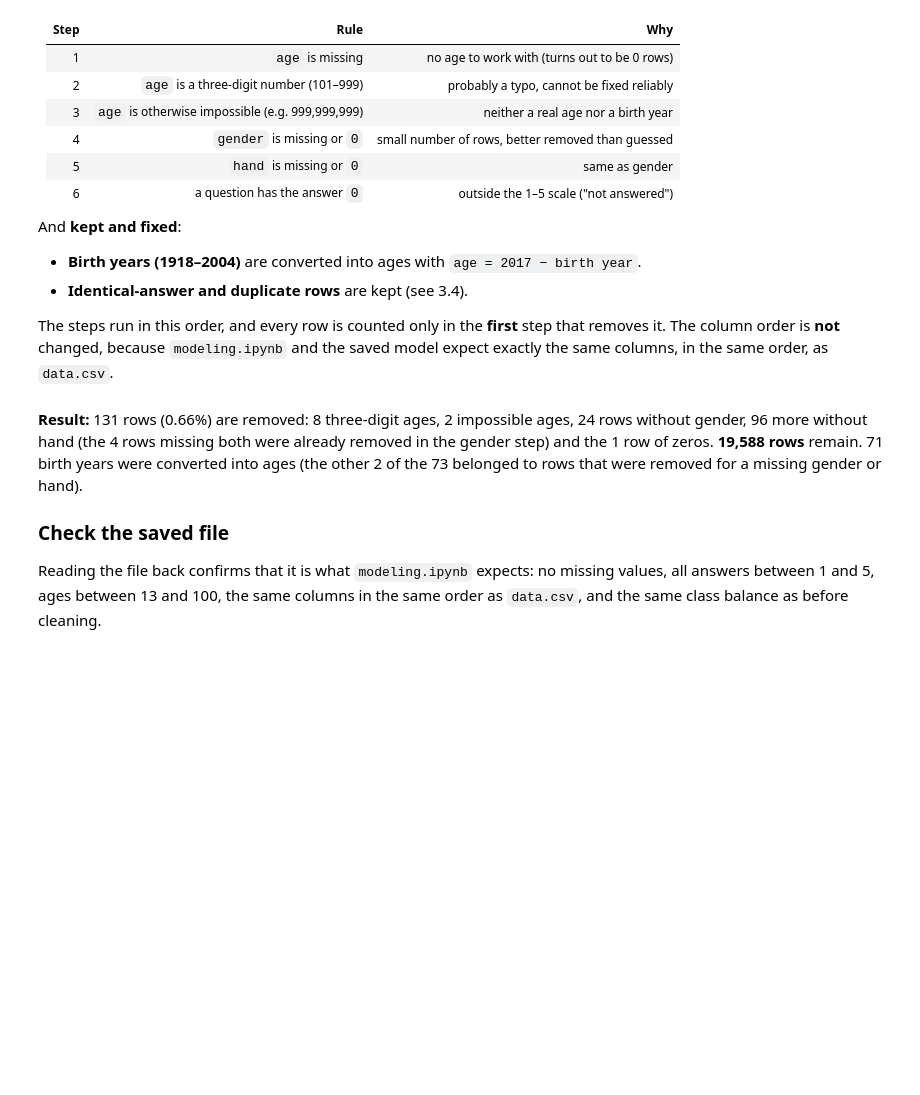
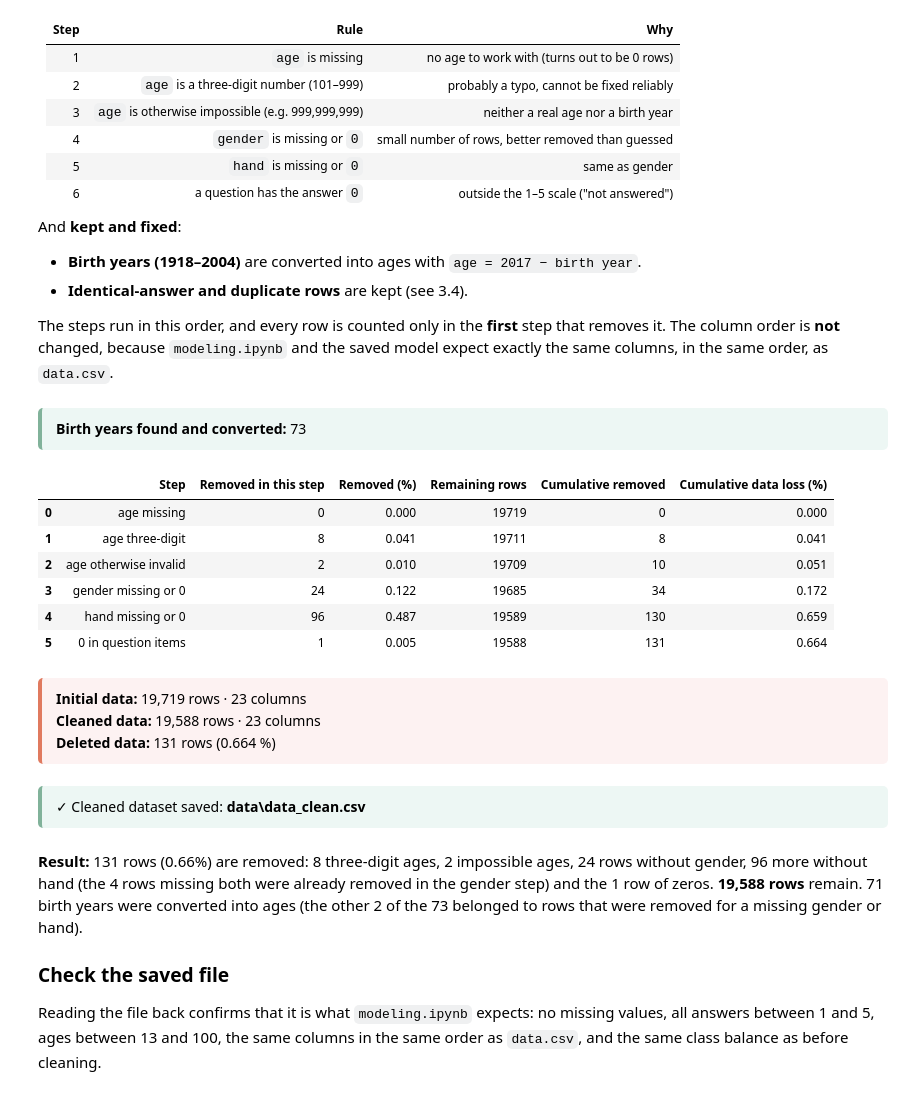
Before and after one commit to MaWeDu/big-five-personality, a Jupyter notebook: eda.ipynb, the cells around one changed output. Cells and saved outputs as stored; diff of their text form; code cells hidden in the pictures; blank space fills up the shorter version.

```diff
--- a/eda.ipynb
+++ b/eda.ipynb
@@ -467,18 +634,22 @@ The column order is **not** changed, because `modeling.ipynb` and the saved mode
 same columns, in the same order, as `data.csv`.
 # %%
 # --- One True/False flag per row for every cleaning rule -------------------------
-age_num = pd.to_numeric(df["age"], errors="coerce")       # age as a number (text would become NaN)
 
-missing_age     = age_num.isna()
-valid_age       = age_num.between(MIN_AGE, MAX_AGE)               # 13-100: a real age, keep as it is
-birth_year      = age_num.between(MIN_BIRTH_YEAR, MAX_BIRTH_YEAR) # 1918-2004: a birth year, convert it
-three_digit_age = age_num.between(MAX_AGE + 1, 999)               # 101-999: probably a typo
-invalid_age     = ~(valid_age | birth_year) & ~missing_age        # neither a real age nor a birth year
-                                                                  # (three-digit ages are counted in their own step first)
+# Variables from the age check above are reused here.
+missing_age = age_raw.isna()
+valid_age = age_raw.between(MIN_AGE, MAX_AGE)
 
-# Turn birth years into ages, using the assumed survey year
-age_clean = age_num.copy()
-age_clean.loc[birth_year] = REFERENCE_YEAR - age_num.loc[birth_year]
+birth_year = birth_years
+three_digit_age = three_digit
+
+# Includes values below MIN_AGE and values above 100 that are not birth years.
+invalid_age = ~(valid_age | birth_year) & ~missing_age
+
+# Turn birth years into ages, using the assumed survey year.
+age_clean = age_raw.copy()
+age_clean.loc[birth_year] = (
+    REFERENCE_YEAR - age_raw.loc[birth_year]
+)
 
 
 def missing_or_zero(series):
@@ -493,7 +664,16 @@ missing_hand = missing_or_zero(df["hand"])
 # A 0 in at least one of the 19 question columns
 question_zero = (df[question_columns] == 0).any(axis=1)
 
-print("Birth years found and converted:", birth_year.sum())
+display(HTML(f"""
+<div style="display:inline-block; padding:10px 14px; margin:8px 0;
+            background:{THEME['success_bg']};
+            border-left:4px solid {THEME['success_border']};
+            border-radius:5px; font-size:14px;">
+    <b>Birth years found and converted:</b> {birth_year.sum():,}
+</div>
+"""))
+# %% [output]
+Birth years found and converted: 73
 # %%
 # Apply the rules step by step and track how many rows each step removes
 df_work = df.copy()
@@ -526,34 +706,52 @@ for name, criterion in steps:
         "Step": name,
         "Removed in this step": removed_count,
         "Removed (%)": round(removed_pct, 3),
         "Remaining rows": remaining,
         "Cumulative removed": cumulative_removed,
         "Cumulative data loss (%)": round(cumulative_pct, 3),
     })
 
 df_clean = df_work.loc[keep].copy()
 df_clean["age"] = df_clean["age"].astype("Int64")   # whole numbers again after the conversion
 
 # The column order stays exactly as in data.csv: the model in modeling.ipynb is trained on
 # these columns in this order, and the app and the example row in modeling.ipynb rely on it.
 
 loss_table = pd.DataFrame(results)
 display(loss_table)
 
 rows_deleted = len(df) - len(df_clean)
 display(HTML(f"""
 <div style="display:inline-block; padding:10px 14px; margin:8px 0;
             background:{THEME['danger_bg']}; border-left:4px solid {THEME['danger_border']};
             border-radius:5px; font-size:14px;">
     <b>Initial data:</b> {len(df):,} rows · {df.shape[1]} columns<br>
     <b>Cleaned data:</b> {len(df_clean):,} rows · {df_clean.shape[1]} columns<br>
     <b>Deleted data:</b> {rows_deleted:,} rows ({rows_deleted / len(df) * 100:.3f} %)
 </div>
 """))
 
 # Save the cleaned data: this file is the input of modeling.ipynb
 df_clean.to_csv(DATA_DIR / "data_clean.csv", index=False)
-print("Saved", DATA_DIR / "data_clean.csv")
+display(HTML(f"""
+<div style="display:inline-block; padding:10px 14px; margin:8px 0;
+            background:{THEME['success_bg']}; border-left:4px solid {THEME['success_border']};
+            border-radius:5px; font-size:14px;">
+    ✓ Cleaned dataset saved: <b>{DATA_DIR / 'data_clean.csv'}</b>
+</div>
+"""))
+# %% [output]
+|  | Step | Removed in this step | Removed (%) | Remaining rows | Cumulative removed | Cumulative data loss (%) |
+| 0 | age missing | 0 | 0.000 | 19719 | 0 | 0.000 |
+| 1 | age three-digit | 8 | 0.041 | 19711 | 8 | 0.041 |
+| 2 | age otherwise invalid | 2 | 0.010 | 19709 | 10 | 0.051 |
+| 3 | gender missing or 0 | 24 | 0.122 | 19685 | 34 | 0.172 |
+| 4 | hand missing or 0 | 96 | 0.487 | 19589 | 130 | 0.659 |
+| 5 | 0 in question items | 1 | 0.005 | 19588 | 131 | 0.664 |
+Initial data: 19,719 rows · 23 columns
+Cleaned data: 19,588 rows · 23 columns
+Deleted data: 131 rows (0.664 %)
+✓ Cleaned dataset saved: data\data_clean.csv
 # %% [markdown]
 **Result:** 131 rows (0.66%) are removed: 8 three-digit ages, 2 impossible ages, 24 rows without
 gender, 96 more without hand (the 4 rows missing both were already removed in the gender step) and
```
Also changed, not shown: parts of 15 cells of this notebook.
